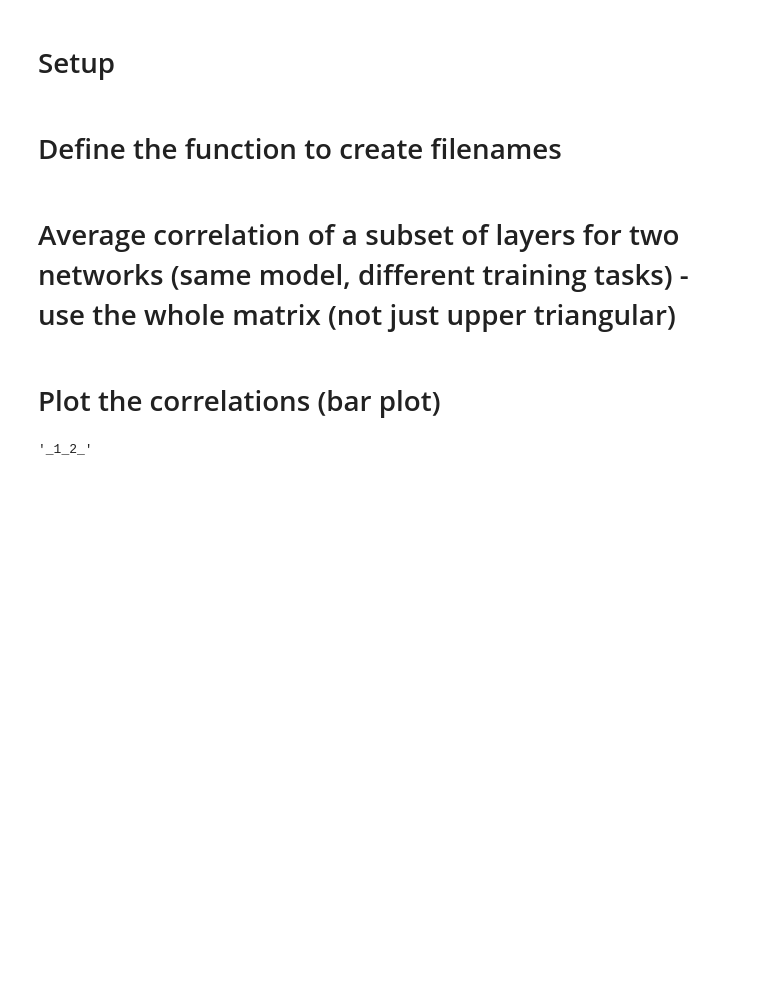
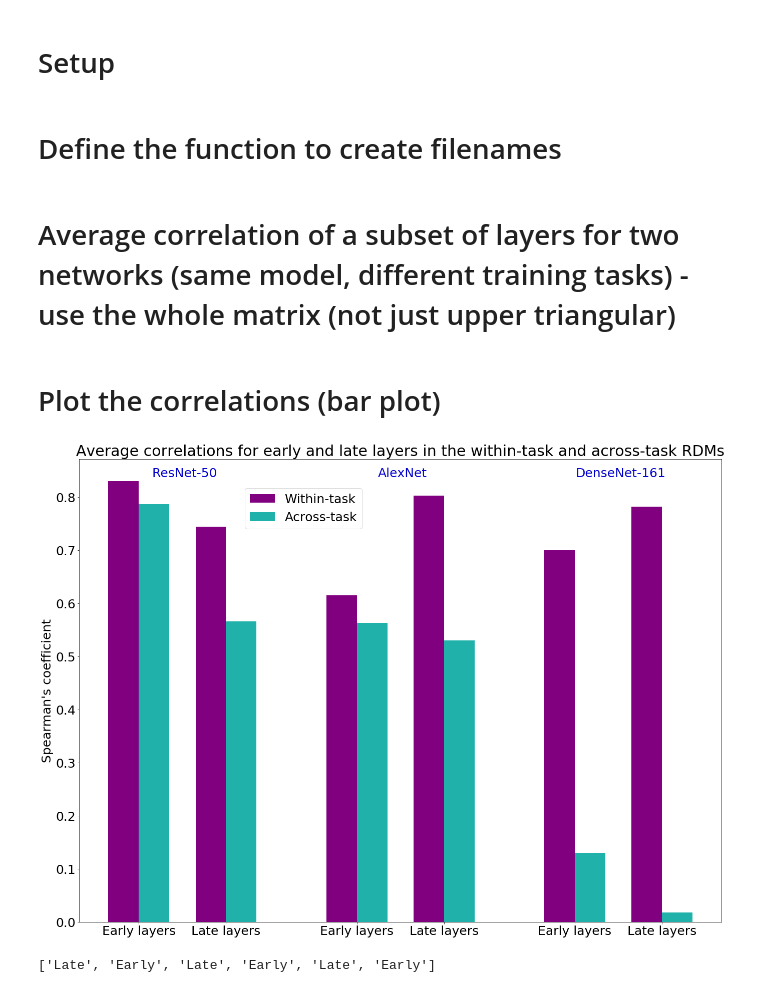
Before and after one commit to Agnessa14/RSA_object_classification, a Jupyter notebook: Objects/Average_correlation_plot.ipynb, the cells around one changed output. Saved outputs shown, nothing was run; the diff lists cells and outputs as text; code cells hidden in the pictures; blank space fills up the shorter version.

Commit message:
adjusted for 3 models

```diff
--- a/Objects/Average_correlation_plot.ipynb
+++ b/Objects/Average_correlation_plot.ipynb
@@ -34,6 +34,18 @@ def avg_correlation_cross_task(model_name,trained_on_1,trained_on_2,tested_on,mi
     model_name_2 = model_name+'_'+model_name
     model_rdm_2_filename = os.path.join(main_path,trained_on_2,tested_on,'Model_RDM', \
                                       getFileName(n_samples,'Model_RDM_cross_task',model_name_2,layer_name))
+
+    #not all cross-task model RDMs are saved under the same path
+    try:
+        with open(model_rdm_2_filename): pass
+    except IOError:
+        model_rdm_2_filename = os.path.join(main_path,trained_on_1,'','Model_RDM', \
+                              getFileName(n_samples,'Model_RDM_cross_task',model_name_2,layer_name))
+        try:
+            with open(model_rdm_2_filename): pass
+        except IOError:
+            print('check manually')
+
     model_rdm_1 = np.load(model_rdm_1_filename)
     model_rdm_2 = np.load(model_rdm_2_filename)
 
@@ -78,7 +90,7 @@ def bar_plot_correlations(**kwargs):
     ## Bar plot ##
 
     #setup the figure
-    fig, ax = plt.subplots(figsize=(15,13))
+    fig, ax = plt.subplots(figsize=(23,17))
     ind = np.arange(num_bars)
     width = 0.35
     x_all = np.ones((len(kwargs),num_bars))
@@ -97,42 +109,59 @@ def bar_plot_correlations(**kwargs):
     font_small = 25
     font_title = 30
     plt.title('Average correlations for early and late layers in the within-task and across-task RDMs',fontsize=font_title)
-    plt.xticks(x_all.flatten() + width / 2, ('Early layers', 'Late layers','Early layers', 'Late layers'),fontsize=font_small)
+    plt.xticks(x_all.flatten() + width / 2, (['Early layers', 'Late layers'] * len(kwargs)),
+               fontsize=font_small)
     plt.yticks(fontsize=font_small)
     plt.ylabel('Spearman\'s coefficient',fontsize=font_small)
-    plt.legend([within_task,across_tasks],['Within-task', 'Across-task'],loc='best', fontsize=font_small) #can do it for just one of the models
+    plt.legend([within_task,across_tasks],['Within-task', 'Across-task'],
+               loc=1, bbox_to_anchor=(0.45,0.95), fontsize=font_small) #can do it for just one of the models
 
     plt.show()
     return fig
 # %%
-#choose the datasets
+#choose the datasets and models
 trained_on_1 = 'Objects'
+trained_on_2 = 'Scenes'
+tested_on = 'ImageNet'
+
 model_name_1 = 'resnet50'
-trained_on_2 = 'Scenes'
 model_name_2 = 'alexnet'
-tested_on = 'ImageNet'
+model_name_3 = 'densenet161'
 
 #get the correlations
 mod1_within_early,mod1_across_early = avg_correlation_cross_task(model_name_1,trained_on_1,trained_on_2,tested_on,0,6)
 mod1_within_late,mod1_across_late = avg_correlation_cross_task(model_name_1,trained_on_1,trained_on_2,tested_on,7,15)
 mod2_within_early,mod2_across_early = avg_correlation_cross_task(model_name_2,trained_on_1,trained_on_2,tested_on,0,8)
 mod2_within_late,mod2_across_late = avg_correlation_cross_task(model_name_2,trained_on_1,trained_on_2,tested_on,9,20)
+mod3_within_early,mod3_across_early = avg_correlation_cross_task(model_name_3,trained_on_1,trained_on_2,tested_on,0,7)
+mod3_within_late,mod3_across_late = avg_correlation_cross_task(model_name_3,trained_on_1,trained_on_2,tested_on,8,15)
 
 #plot the correlations
 fig = bar_plot_correlations(corr_model_1={'model name': 'ResNet-50', 'correlations': np.array([[mod1_within_early,mod1_within_late],
                                                                                          [mod1_across_early,mod1_across_late]])},
-                      corr_model_2={'model name': 'AlexNet', 'correlations': np.array([[mod2_within_early,mod2_within_late],
-                                                                                       [mod2_across_early,mod2_across_late]])})
+                            corr_model_2={'model name': 'AlexNet', 'correlations': np.array([[mod2_within_early,mod2_within_late],
+                                                                                       [mod2_across_early,mod2_across_late]])},
+                            corr_model_3={'model name': 'DenseNet-161', 'correlations': np.array([[mod3_within_early,mod3_within_late],
+                                                                                       [mod3_across_early,mod3_across_late]])})
 
-#save the bar plot
-path_png = os.path.join(main_path + 'other_plots', "{}_{}_{}_{}_{}_{}.png".format(
-    'avg_corr_bar_plot',trained_on_1,trained_on_2,tested_on,model_name_1,model_name_2))
+# #save the bar plot
+num_models = 3
+
+if num_models == 2:
+    path_png = os.path.join(main_path + 'other_plots', "{}_{}_{}_{}_{}_{}.png".format(
+        'avg_corr_bar_plot',trained_on_1,trained_on_2,tested_on,model_name_1,model_name_2))
+    path_svg = os.path.join(main_path + 'other_plots', "{}_{}_{}_{}_{}_{}.svg".format(
+        'avg_corr_bar_plot',trained_on_1,trained_on_2,tested_on,model_name_1,model_name_2))
+elif num_models == 3:
+    path_png = os.path.join(main_path + 'other_plots', "{}_{}_{}_{}_{}_{}_{}.png".format(
+        'avg_corr_bar_plot',trained_on_1,trained_on_2,tested_on,model_name_1,model_name_2,model_name_3))
+    path_svg = os.path.join(main_path + 'other_plots', "{}_{}_{}_{}_{}_{}_{}.svg".format(
+        'avg_corr_bar_plot',trained_on_1,trained_on_2,tested_on,model_name_1,model_name_2,model_name_3))
 fig.savefig(path_png)
-path_svg = os.path.join(main_path + 'other_plots', "{}_{}_{}_{}_{}_{}.svg".format(
-    'avg_corr_bar_plot',trained_on_1,trained_on_2,tested_on,model_name_1,model_name_2))
 fig.savefig(path_svg)
+# %% [output]
+[figure, added]
-# %%
-n = 1
-m = 2
-# %% [output]
-'_1_2_'
+# %%
+['Late','Early'] * 3
+# %% [output]
+['Late', 'Early', 'Late', 'Early', 'Late', 'Early']
```
